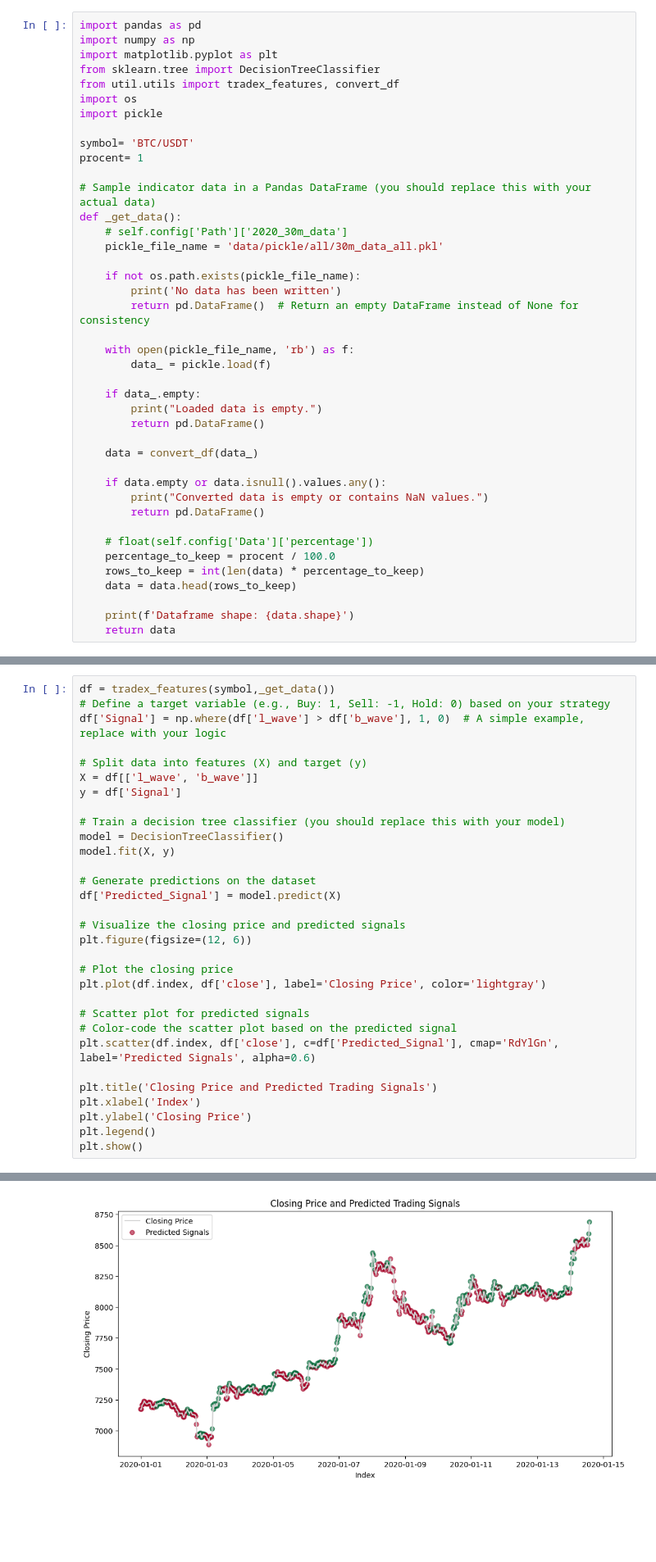
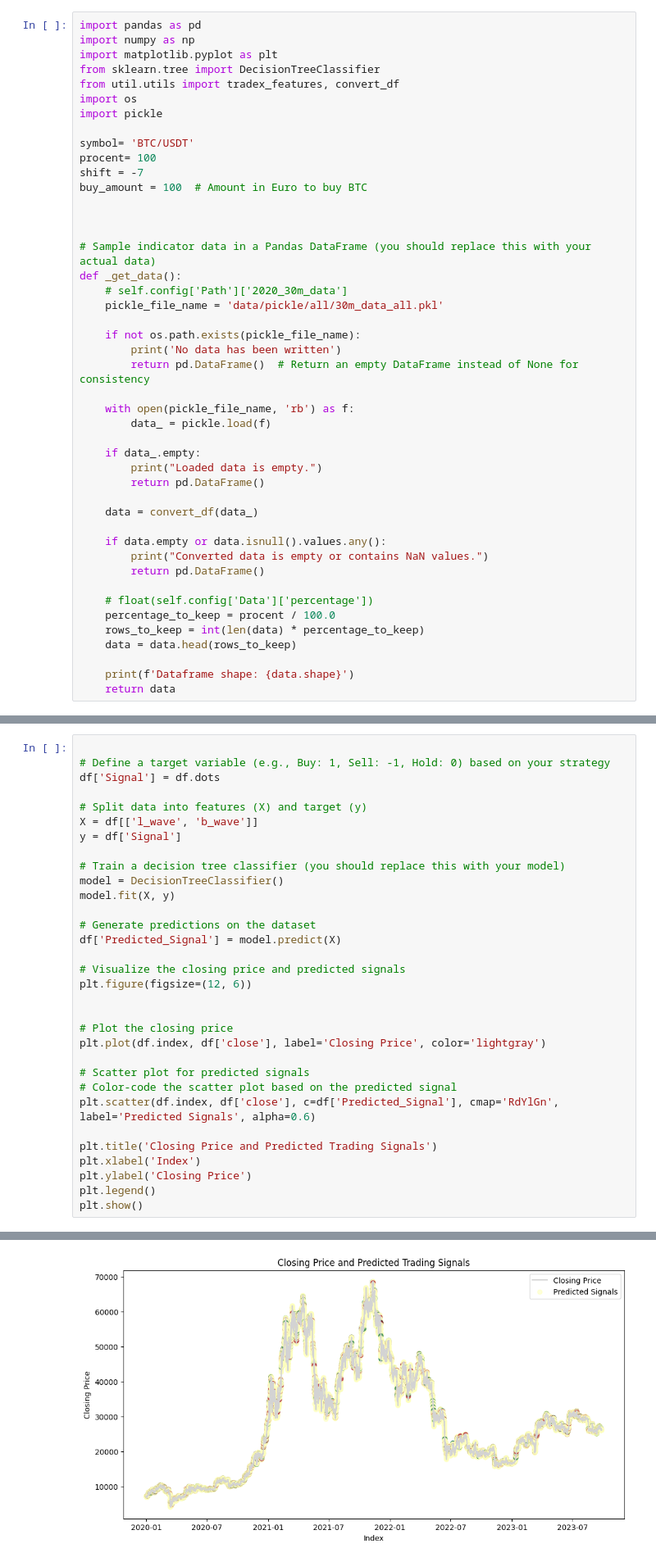
Before and after one commit to MaartenDMT/tradingApp, a Jupyter notebook: testname.ipynb, the cells around one changed output, grey strips where cells are left out. Shown at 82% size. Saved outputs shown, nothing was run; the diff lists cells and outputs as text; blank space fills up the shorter version.

```diff
--- a/testname.ipynb
+++ b/testname.ipynb
@@ -8,7 +8,11 @@ import os
 import pickle
 
 symbol= 'BTC/USDT'
-procent= 1
+procent= 100
+shift = -7
+buy_amount = 100  # Amount in Euro to buy BTC
+
+
 
 # Sample indicator data in a Pandas DataFrame (you should replace this with your actual data)
 def _get_data():
@@ -42,7 +89,7 @@ def _get_data():
 # %%
-df = tradex_features(symbol,_get_data())
+
 # Define a target variable (e.g., Buy: 1, Sell: -1, Hold: 0) based on your strategy
-df['Signal'] = np.where(df['l_wave'] > df['b_wave'], 1, 0)  # A simple example, replace with your logic
+df['Signal'] = df.dots
 
 # Split data into features (X) and target (y)
 X = df[['l_wave', 'b_wave']]
@@ -58,6 +105,7 @@ df['Predicted_Signal'] = model.predict(X)
 # Visualize the closing price and predicted signals
 plt.figure(figsize=(12, 6))
 
+
 # Plot the closing price
 plt.plot(df.index, df['close'], label='Closing Price', color='lightgray')
 
@@ -93,4 +122,4 @@ Index(['open', 'high', 'low', 'close', 'volume'], dtype='object')
-[figure, old version]
+[figure, new version]
 # %%
 from sklearn.model_selection import train_test_split
 from sklearn.ensemble import RandomForestClassifier
```
Also changed, not shown: parts of 12 cells of this notebook, 38 other files.
